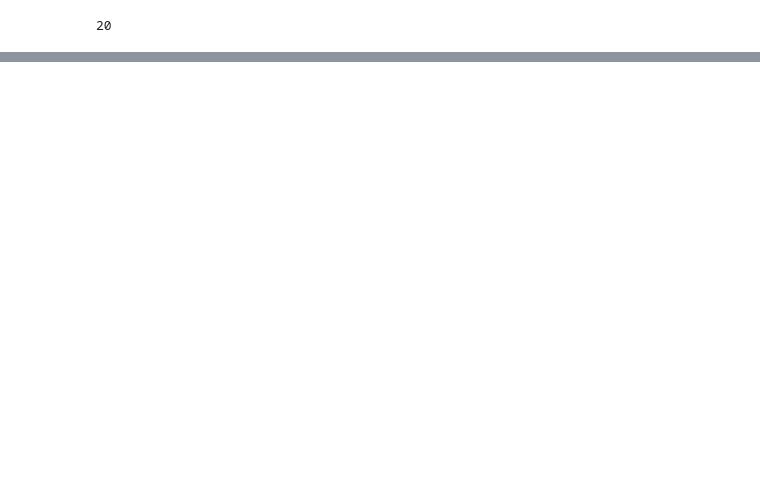
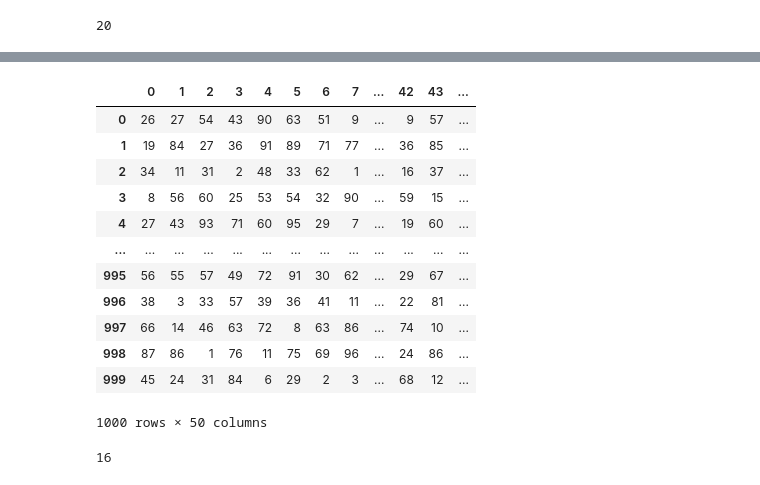
Before and after one commit to fabiodemo/course_data_analysis_with_pandas, a Jupyter notebook: pandas/Options and Settings.ipynb, the cells around one changed output, grey strips where cells are left out. Cells and saved outputs as stored; diff of their text form; code cells hidden in the pictures; blank space fills up the shorter version.

```diff
--- a/pandas/Options and Settings.ipynb
+++ b/pandas/Options and Settings.ipynb
@@ -68,0 +71,4 @@ df
+# %%
+data = np.random.randint(0, 100, [1000, 50])
+df = pd.DataFrame(data)
+df.tail(3)
@@ -68,0 +89,2 @@ df
+# %%
+pd.set_option("max_rows", 16)
@@ -68,0 +107,22 @@ df
+# %%
+pd.set_option("max_columns", 16)
+# %%
+df
+# %% [output]
+|  | 0 | 1 | 2 | 3 | 4 | 5 | 6 | 7 | ... | 42 | 43 | ... |
+| 0 | 26 | 27 | 54 | 43 | 90 | 63 | 51 | 9 | ... | 9 | 57 | ... |
+| 1 | 19 | 84 | 27 | 36 | 91 | 89 | 71 | 77 | ... | 36 | 85 | ... |
+| 2 | 34 | 11 | 31 | 2 | 48 | 33 | 62 | 1 | ... | 16 | 37 | ... |
+| 3 | 8 | 56 | 60 | 25 | 53 | 54 | 32 | 90 | ... | 59 | 15 | ... |
+| 4 | 27 | 43 | 93 | 71 | 60 | 95 | 29 | 7 | ... | 19 | 60 | ... |
+| ... | ... | ... | ... | ... | ... | ... | ... | ... | ... | ... | ... | ... |
+| 995 | 56 | 55 | 57 | 49 | 72 | 91 | 30 | 62 | ... | 29 | 67 | ... |
+| 996 | 38 | 3 | 33 | 57 | 39 | 36 | 41 | 11 | ... | 22 | 81 | ... |
+| 997 | 66 | 14 | 46 | 63 | 72 | 8 | 63 | 86 | ... | 74 | 10 | ... |
+| 998 | 87 | 86 | 1 | 76 | 11 | 75 | 69 | 96 | ... | 24 | 86 | ... |
+| 999 | 45 | 24 | 31 | 84 | 6 | 29 | 2 | 3 | ... | 68 | 12 | ... |
+1000 rows × 50 columns
+# %%
+pd.options.display.max_columns
+# %% [output]
+16
```
Also changed, not shown: parts of 23 cells of this notebook.
